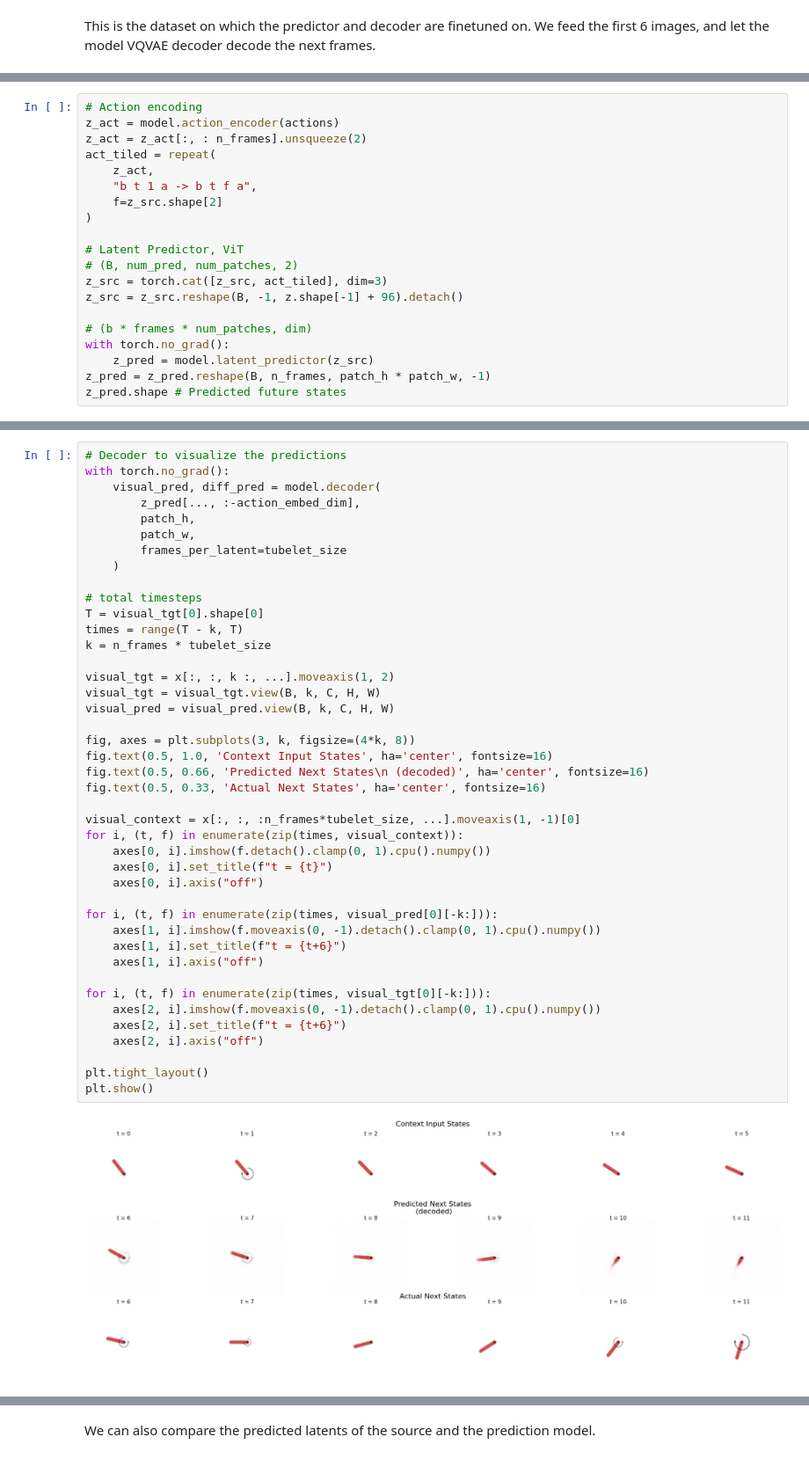
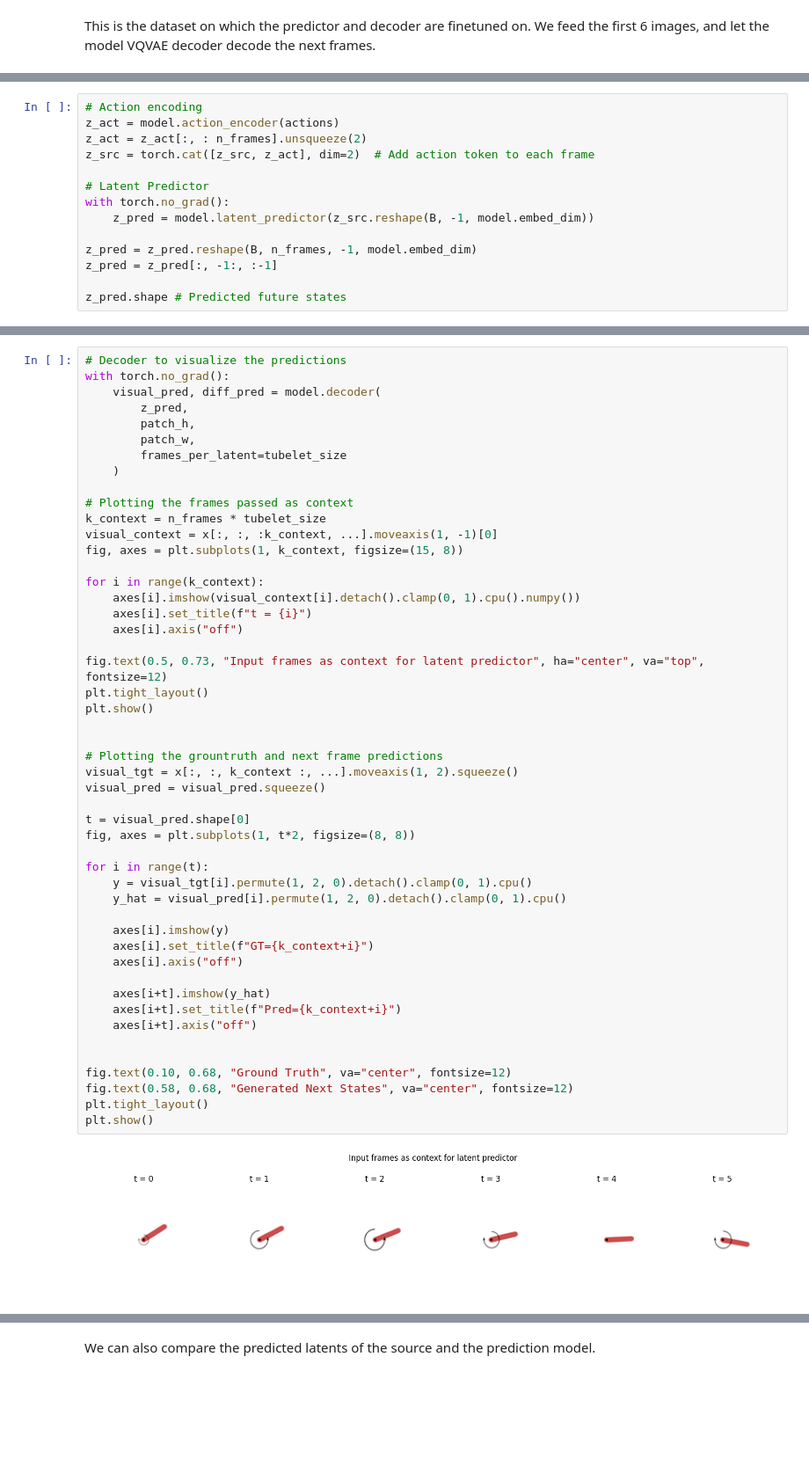
Before and after one commit to RobvanGastel/adapt-vjepa-world-model, a Jupyter notebook: World Model.ipynb, the cells around one changed output, grey strips where cells are left out. Shown at 88% size. Drawn from its saved outputs; the diff is of its cells as text; blank space fills up the shorter version.

```diff
--- a/World Model.ipynb
+++ b/World Model.ipynb
@@ -105,20 +102,14 @@ torch.Size([1, 3, 64, 1024])
 # Action encoding
 z_act = model.action_encoder(actions)
 z_act = z_act[:, : n_frames].unsqueeze(2)
-act_tiled = repeat(
-    z_act,
-    "b t 1 a -> b t f a",
-    f=z_src.shape[2]
-)
+z_src = torch.cat([z_src, z_act], dim=2)  # Add action token to each frame
 
-# Latent Predictor, ViT
-# (B, num_pred, num_patches, 2)
-z_src = torch.cat([z_src, act_tiled], dim=3)
-z_src = z_src.reshape(B, -1, z.shape[-1] + 96).detach()
+# Latent Predictor
+with torch.no_grad():
+    z_pred = model.latent_predictor(z_src.reshape(B, -1, model.embed_dim))
 
-# (b * frames * num_patches, dim)
-with torch.no_grad():
-    z_pred = model.latent_predictor(z_src)
-z_pred = z_pred.reshape(B, n_frames, patch_h * patch_w, -1)
+z_pred = z_pred.reshape(B, n_frames, -1, model.embed_dim)
+z_pred = z_pred[:, -1:, :-1]
+
 z_pred.shape # Predicted future states
 # %% [output]
@@ -126,44 +117,51 @@ torch.Size([1, 3, 64, 1120])
 # %%
 # Decoder to visualize the predictions
 with torch.no_grad():
     visual_pred, diff_pred = model.decoder(
-        z_pred[..., :-action_embed_dim],
+        z_pred,
         patch_h,
         patch_w,
         frames_per_latent=tubelet_size
     )
 
-# total timesteps
-T = visual_tgt[0].shape[0]
-times = range(T - k, T)
-k = n_frames * tubelet_size
+# Plotting the frames passed as context
+k_context = n_frames * tubelet_size
+visual_context = x[:, :, :k_context, ...].moveaxis(1, -1)[0]
+fig, axes = plt.subplots(1, k_context, figsize=(15, 8))
 
-visual_tgt = x[:, :, k :, ...].moveaxis(1, 2)
-visual_tgt = visual_tgt.view(B, k, C, H, W)
-visual_pred = visual_pred.view(B, k, C, H, W)
+for i in range(k_context):
+    axes[i].imshow(visual_context[i].detach().clamp(0, 1).cpu().numpy())
+    axes[i].set_title(f"t = {i}")
+    axes[i].axis("off")
 
-fig, axes = plt.subplots(3, k, figsize=(4*k, 8))
-fig.text(0.5, 1.0, 'Context Input States', ha='center', fontsize=16)
-fig.text(0.5, 0.66, 'Predicted Next States\n (decoded)', ha='center', fontsize=16)
-fig.text(0.5, 0.33, 'Actual Next States', ha='center', fontsize=16)
-
-visual_context = x[:, :, :n_frames*tubelet_size, ...].moveaxis(1, -1)[0]
-for i, (t, f) in enumerate(zip(times, visual_context)):
-    axes[0, i].imshow(f.detach().clamp(0, 1).cpu().numpy())
-    axes[0, i].set_title(f"t = {t}")
-    axes[0, i].axis("off")
-
-for i, (t, f) in enumerate(zip(times, visual_pred[0][-k:])):
-    axes[1, i].imshow(f.moveaxis(0, -1).detach().clamp(0, 1).cpu().numpy())
-    axes[1, i].set_title(f"t = {t+6}")
-    axes[1, i].axis("off")
-
-for i, (t, f) in enumerate(zip(times, visual_tgt[0][-k:])):
-    axes[2, i].imshow(f.moveaxis(0, -1).detach().clamp(0, 1).cpu().numpy())
-    axes[2, i].set_title(f"t = {t+6}")
-    axes[2, i].axis("off")
-
+fig.text(0.5, 0.73, "Input frames as context for latent predictor", ha="center", va="top", fontsize=12)
 plt.tight_layout()
 plt.show()
+
+
+# Plotting the grountruth and next frame predictions
+visual_tgt = x[:, :, k_context :, ...].moveaxis(1, 2).squeeze()
+visual_pred = visual_pred.squeeze()
+
+t = visual_pred.shape[0]
+fig, axes = plt.subplots(1, t*2, figsize=(8, 8))
+
+for i in range(t):
+    y = visual_tgt[i].permute(1, 2, 0).detach().clamp(0, 1).cpu()
+    y_hat = visual_pred[i].permute(1, 2, 0).detach().clamp(0, 1).cpu()
+
+    axes[i].imshow(y)
+    axes[i].set_title(f"GT={k_context+i}")
+    axes[i].axis("off")
+
+    axes[i+t].imshow(y_hat)
+    axes[i+t].set_title(f"Pred={k_context+i}")
+    axes[i+t].axis("off")
+
+
+fig.text(0.10, 0.68, "Ground Truth", va="center", fontsize=12)
+fig.text(0.58, 0.68, "Generated Next States", va="center", fontsize=12)
+plt.tight_layout()
+plt.show()
 # %% [output]
-[figure, old version]
+[figure, new version]
```
Also changed, not shown: parts of 9 cells of this notebook, 4 other files.
